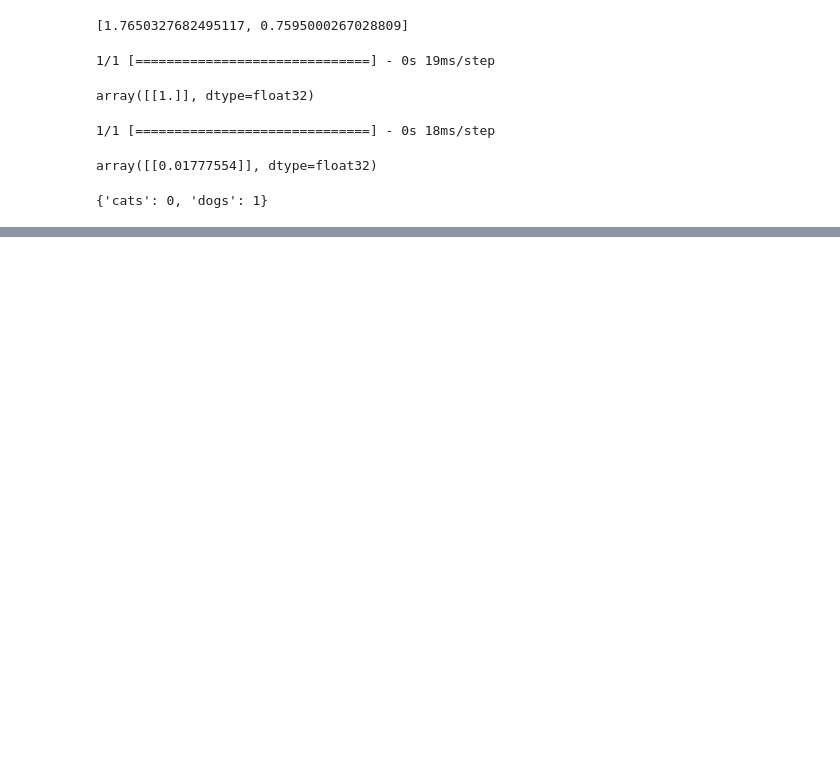
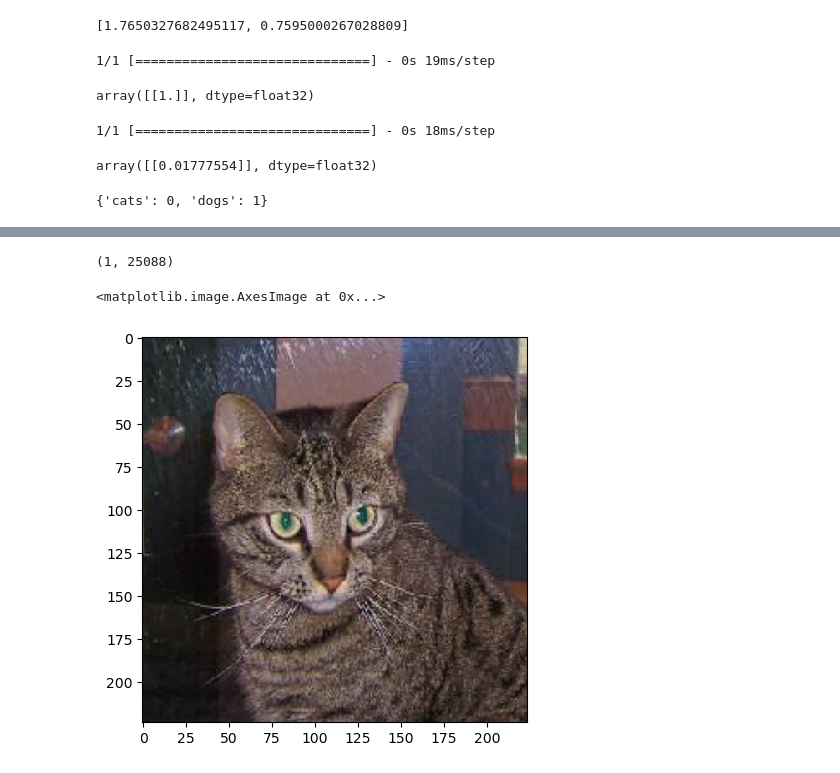
Before and after one commit to ChaoEcho/ml_learn, a Jupyter notebook: my_learn/learn-8-8.ipynb, the cells around one changed output, grey strips where cells are left out. Saved outputs shown, nothing was run; the diff lists cells and outputs as text; code cells hidden in the pictures; blank space fills up the shorter version.

```diff
--- a/my_learn/learn-8-8.ipynb
+++ b/my_learn/learn-8-8.ipynb
@@ -120,0 +123,5 @@ training_set.class_indices
+# %%
+img_path = 'D:/Resource/EchoChao/Projects/Pycharm/learing/other_learn/week8/1.jpg'
+img = load_img(img_path,target_size=(244,244))
+img = img_to_array(img)
+type(img)
@@ -120,0 +151,14 @@ training_set.class_indices
+# %%
+features = features.reshape(1,-1)
+features.shape
+# %% [output]
+(1, 25088)
+# %%
+# visualize the data
+from matplotlib import pyplot as plt
+fig = plt.figure(figsize=(5,5))
+img = load_img(img_path,target_size=(224,224))
+plt.imshow(img)
+# %% [output]
+<matplotlib.image.AxesImage at 0x...>
+[figure, added]
```
Also changed, not shown: parts of 12 cells of this notebook.
